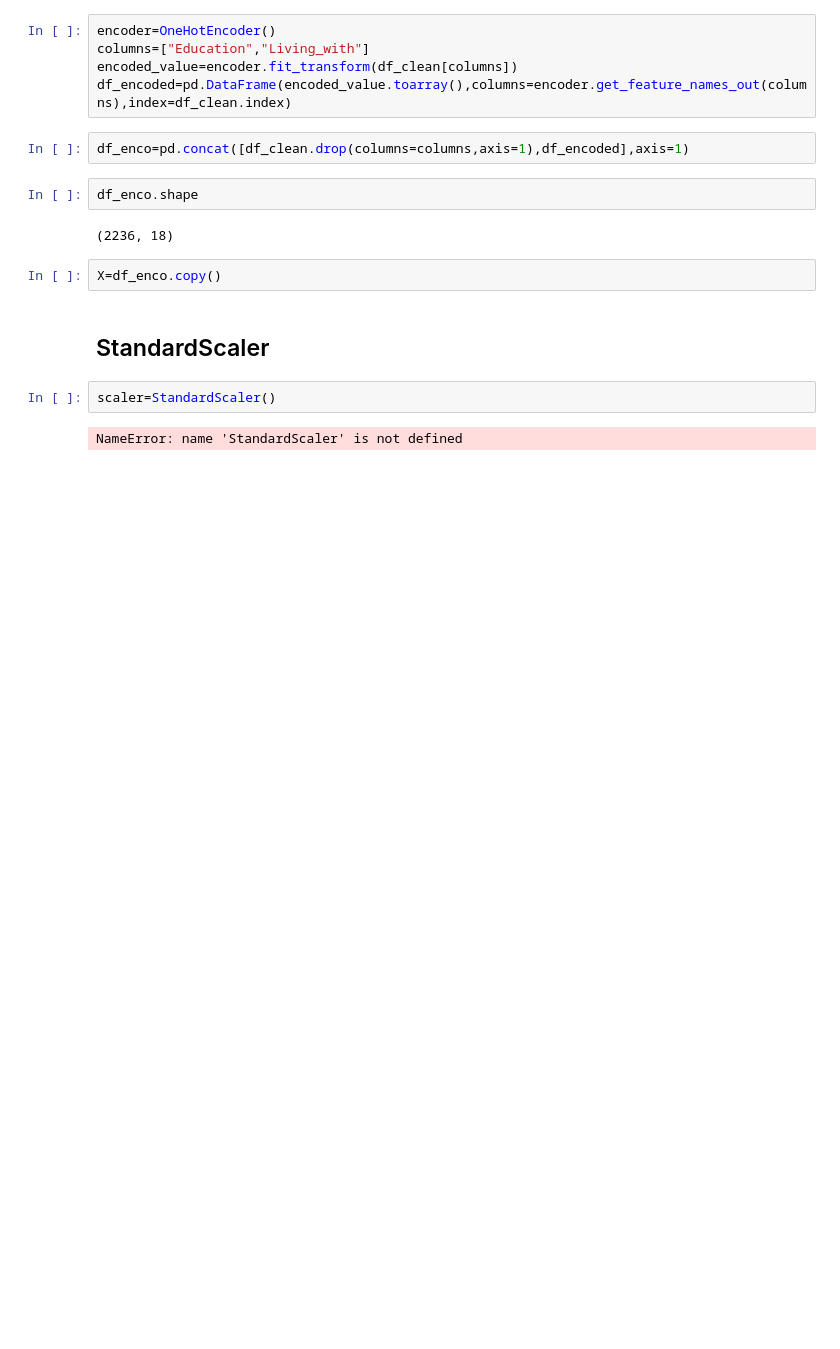
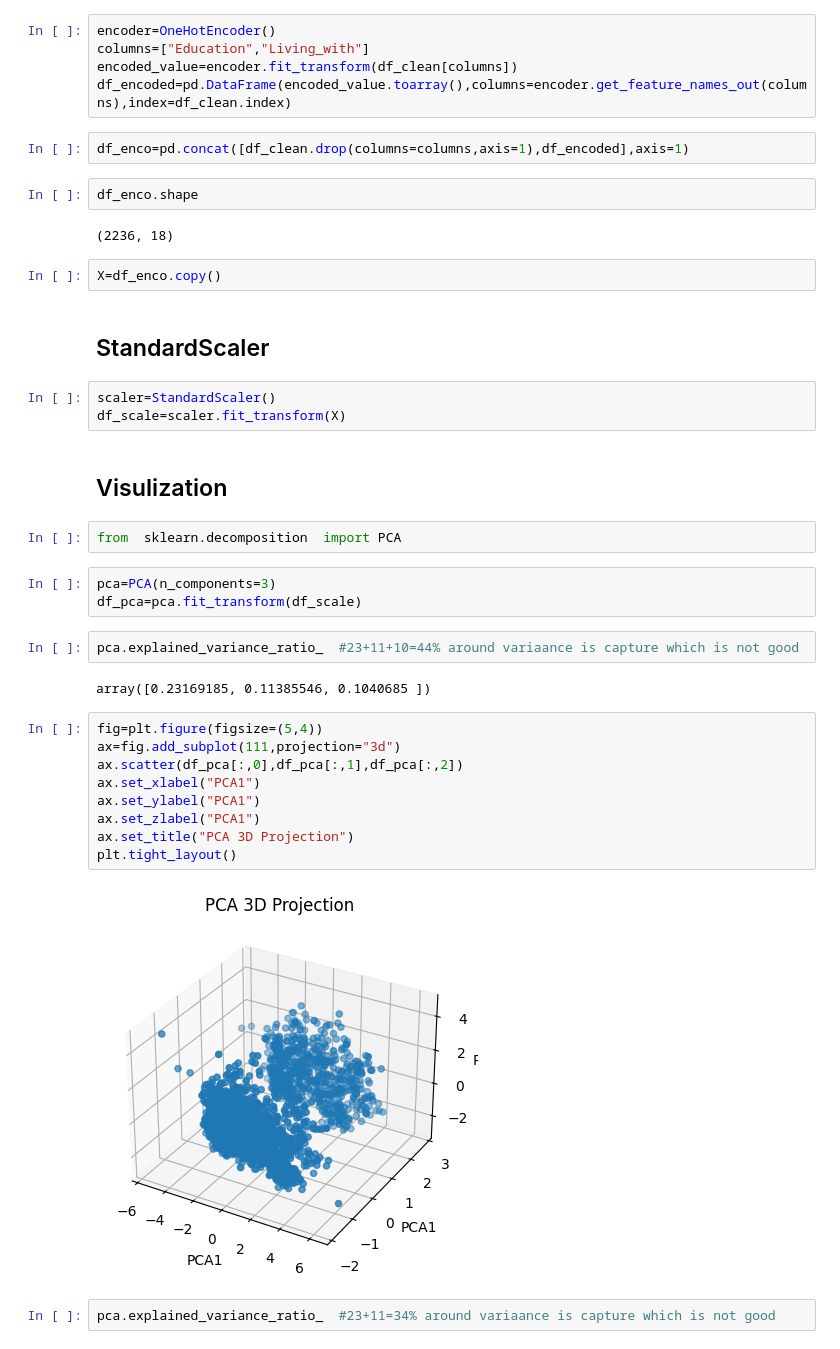
Before and after one commit to Ishu335/Smart-Cart-Clustering-System, a Jupyter notebook: smart_cart.ipynb, the cells around one changed output. Cells and saved outputs as stored; diff of their text form; blank space fills up the shorter version.

Commit message:
3D Visulization is Done by using a plt.scatter()

```diff
--- a/smart_cart.ipynb
+++ b/smart_cart.ipynb
@@ -197,5 +195,28 @@ X=df_enco.copy()
 ##  StandardScaler
 # %%
 scaler=StandardScaler()
+df_scale=scaler.fit_transform(X)
-# %% [output]
-NameError: name 'StandardScaler' is not defined
+# %% [markdown]
+## Visulization
+# %%
+from  sklearn.decomposition  import PCA
+# %%
+pca=PCA(n_components=3)
+df_pca=pca.fit_transform(df_scale)
+# %%
+pca.explained_variance_ratio_  #23+11+10=44% around variaance is capture which is not good
+# %% [output]
+array([0.23169185, 0.11385546, 0.1040685 ])
+# %%
+fig=plt.figure(figsize=(5,4))
+ax=fig.add_subplot(111,projection="3d")
+ax.scatter(df_pca[:,0],df_pca[:,1],df_pca[:,2])
+ax.set_xlabel("PCA1")
+ax.set_ylabel("PCA1")
+ax.set_zlabel("PCA1")
+ax.set_title("PCA 3D Projection")
+plt.tight_layout()
+# %% [output]
+[figure, added]
+# %%
+pca.explained_variance_ratio_  #23+11=34% around variaance is capture which is not good
```
Also changed, not shown: parts of 1 cell of this notebook.
